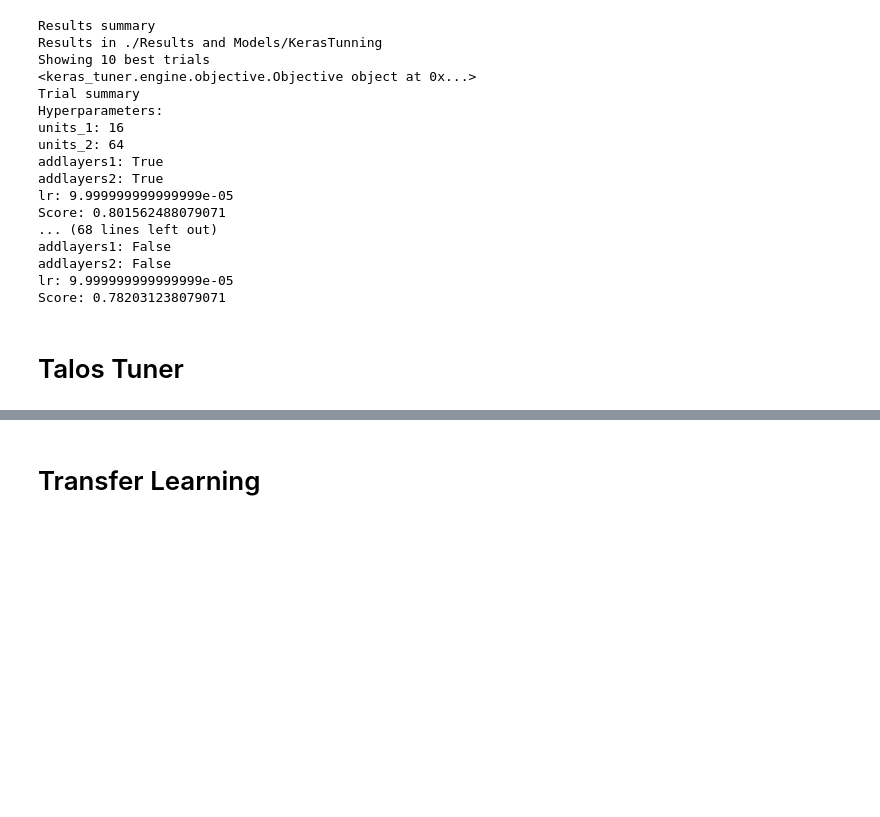
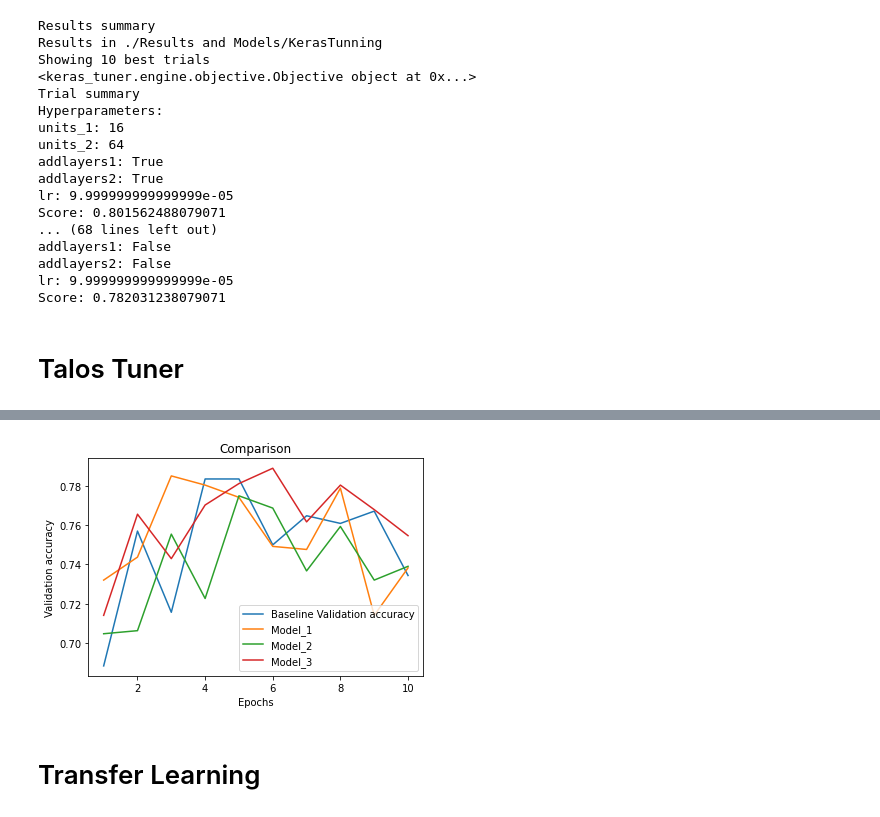
Before and after one commit to AleFax99/DeepLearning_GroupProject, a Jupyter notebook: DL_Assignment_baseline_2__IN_USE.ipynb, the cells around one changed output, grey strips where cells are left out. Cells and saved outputs as stored; diff of their text form; code cells hidden in the pictures; blank space fills up the shorter version.

```diff
--- a/DL_Assignment_baseline_2__IN_USE.ipynb
+++ b/DL_Assignment_baseline_2__IN_USE.ipynb
@@ -812,2 +1086,15 @@ Score: 0.782031238079071
+# %%
+baseline_val_accuracy = history_baseline_model['val_accuracy']
+tuned_model_val_accuracy = history_t_model_1['val_accuracy']
+tuned_1_model_val_accuracy = history_t_model_2['val_accuracy']
+tuned_2_model_val_accuracy = history_t_model_3['val_accuracy']
+
+
+plot_history(data_list=[baseline_val_accuracy, tuned_model_val_accuracy,tuned_1_model_val_accuracy,tuned_2_model_val_accuracy],
+             label_list=['Baseline Validation accuracy', 'Model_1', 'Model_2', 'Model_3'],
+             title='Comparison',
+             ylabel='Validation accuracy')
+# %% [output]
+[figure, added]
 # %% [markdown]
 # Transfer Learning
```
Also changed, not shown: parts of 21 cells of this notebook.
